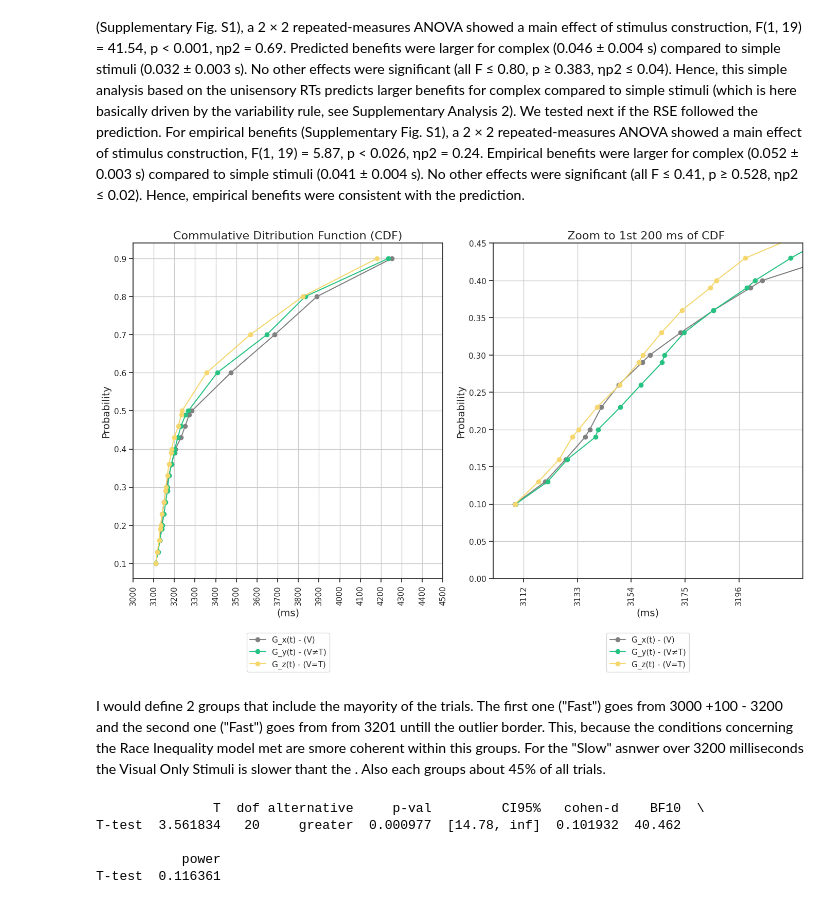
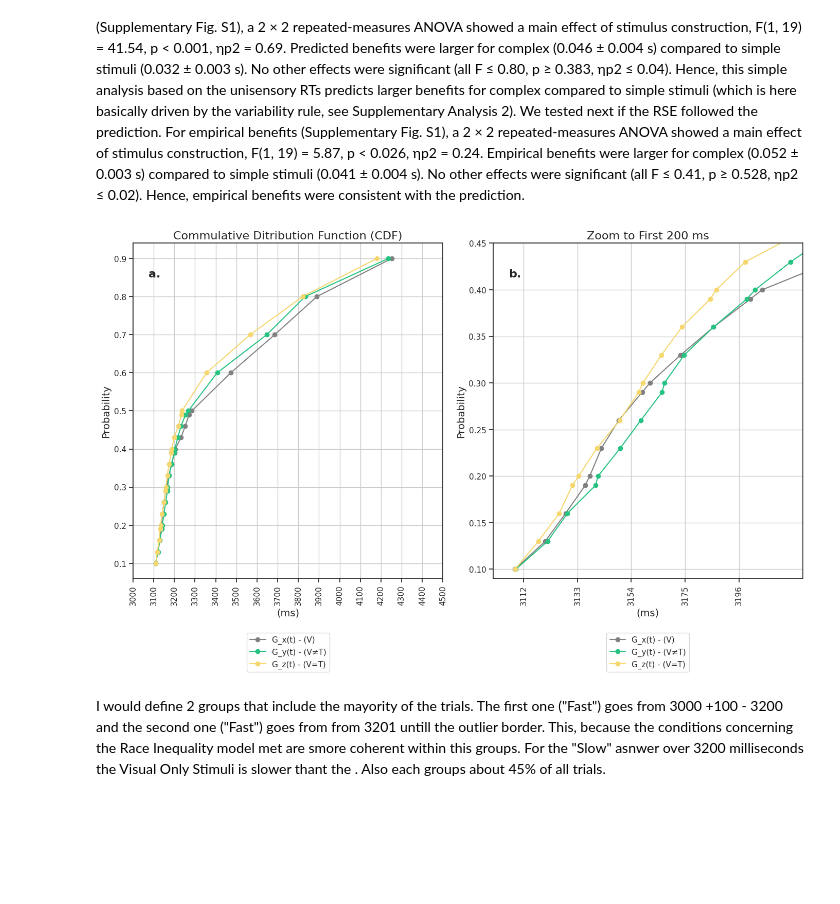
Before and after one commit to BenjaminDupre/m-b_thesis, a Jupyter notebook: Analysis/Analysis..ipynb, the cells around one changed output. Cells and saved outputs as stored; diff of their text form; code cells hidden in the pictures; blank space fills up the shorter version.

```diff
--- a/Analysis/Analysis..ipynb
+++ b/Analysis/Analysis..ipynb
@@ -1678,6 +1678,7 @@ axes[0].plot(Yp, P, '-o', label='G_y(t) - (V≠T)', color='#26C281')
 axes[0].plot(Zp, P, '-o', label='G_z(t) - (V=T)', color='#F5D76E')
 
 x_ticks = range(3000, 4500 + 10, 100)
+circle = plt.Circle((0.5, 0.5), 0.4, color='white', fill=True)
 
 # Set the x-tick positions and labels
 axes[0].set_xticks(x_ticks)
@@ -1690,45 +1691,38 @@ axes[0].set_title('Commulative Ditribution Function (CDF)', fontsize=16)
 axes[0].set_xlabel('(ms)', fontsize=14)
 axes[0].set_ylabel('Probability', fontsize=14)
 axes[0].legend(loc=4)
+axes[0].text(0.05, 0.9, "a.", transform=axes[0].transAxes, fontsize=16, fontweight='bold')
 
 
 # Plot on the second subplot (axes[1])
 axes[1].plot(Xp, P, '-o', label='G_x(t) - (V)', color='grey')
 axes[1].plot(Yp, P, '-o', label='G_y(t) - (V≠T)', color='#26C281')
 axes[1].plot(Zp, P, '-o', label='G_z(t) - (V=T)', color='#F5D76E')
 
 x_ticks = range(3070, 3200 + 10, 21)
 
 # Set the x-tick positions and labels
 axes[1].set_xticks(x_ticks)
 axes[1].set_xticklabels([str(tick) for tick in x_ticks], rotation=90)
 
-axes[1].set_ylim(0.0, 0.45)
+axes[1].set_ylim(0.09, 0.45)
 axes[1].set_xlim(3100, 3221)
 axes[1].grid()
-axes[1].set_title('Zoom to 1st 200 ms of CDF ', fontsize=16)
+axes[1].set_title('Zoom to First 200 ms', fontsize=16)
 axes[1].set_xlabel('(ms)', fontsize=14)
 axes[1].set_ylabel('Probability', fontsize=14)
 axes[1].legend(loc=4)
+axes[1].text(0.05, 0.9, "b.", transform=axes[1].transAxes, fontsize=16, fontweight='bold')
 
 # Move the legend outside and to the bottom of the graph
 axes[0].legend(loc="upper center", bbox_to_anchor=(0.5, -0.15))
 # Move the legend outside and to the bottom of the graph
 axes[1].legend(loc="upper center", bbox_to_anchor=(0.5, -0.15))
 
 
 plt.tight_layout()
 plt.show()
 # %% [output]
-[figure, old version]
+[figure, new version]
 # %% [markdown]
 I would define 2 groups that include the mayority of the trials. The first one ("Fast") goes from 3000 +100 -  3200 and the second one ("Fast") goes from from 3201 untill the outlier border. This, because the conditions concerning the Race Inequality model met are smore coherent within this groups. For the "Slow" asnwer over 3200 milliseconds the Visual Only Stimuli is slower thant the . Also each groups about 45% of all trials.
-# %%
-t_test_results = pg.ttest(Xp, Zp, paired=True, alternative='greater')
-print(t_test_results)
-# %% [output]
-               T  dof alternative     p-val         CI95%   cohen-d    BF10  \
-T-test  3.561834   20     greater  0.000977  [14.78, inf]  0.101932  40.462
-
-           power
-T-test  0.116361
```
Also changed, not shown: parts of 3 cells of this notebook, 6 other files.
